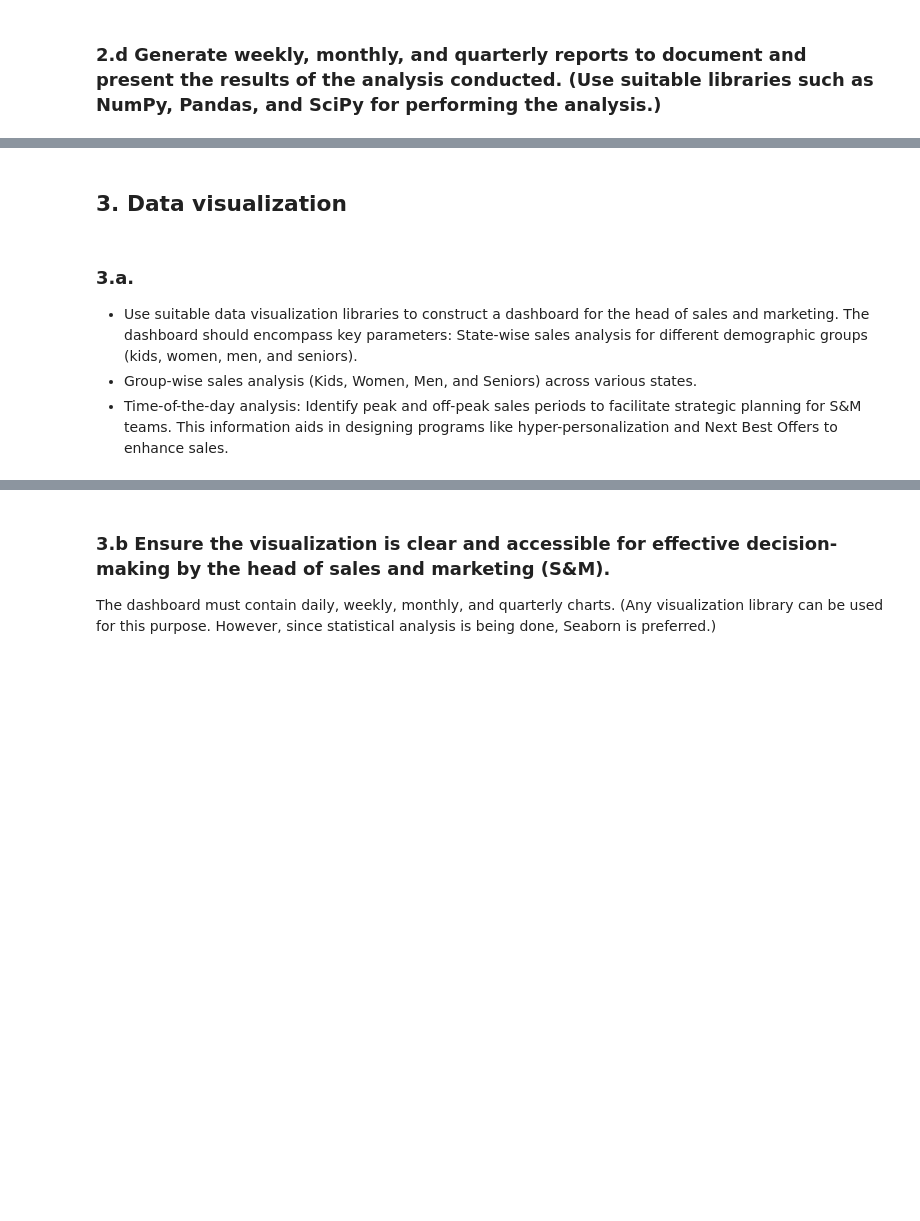
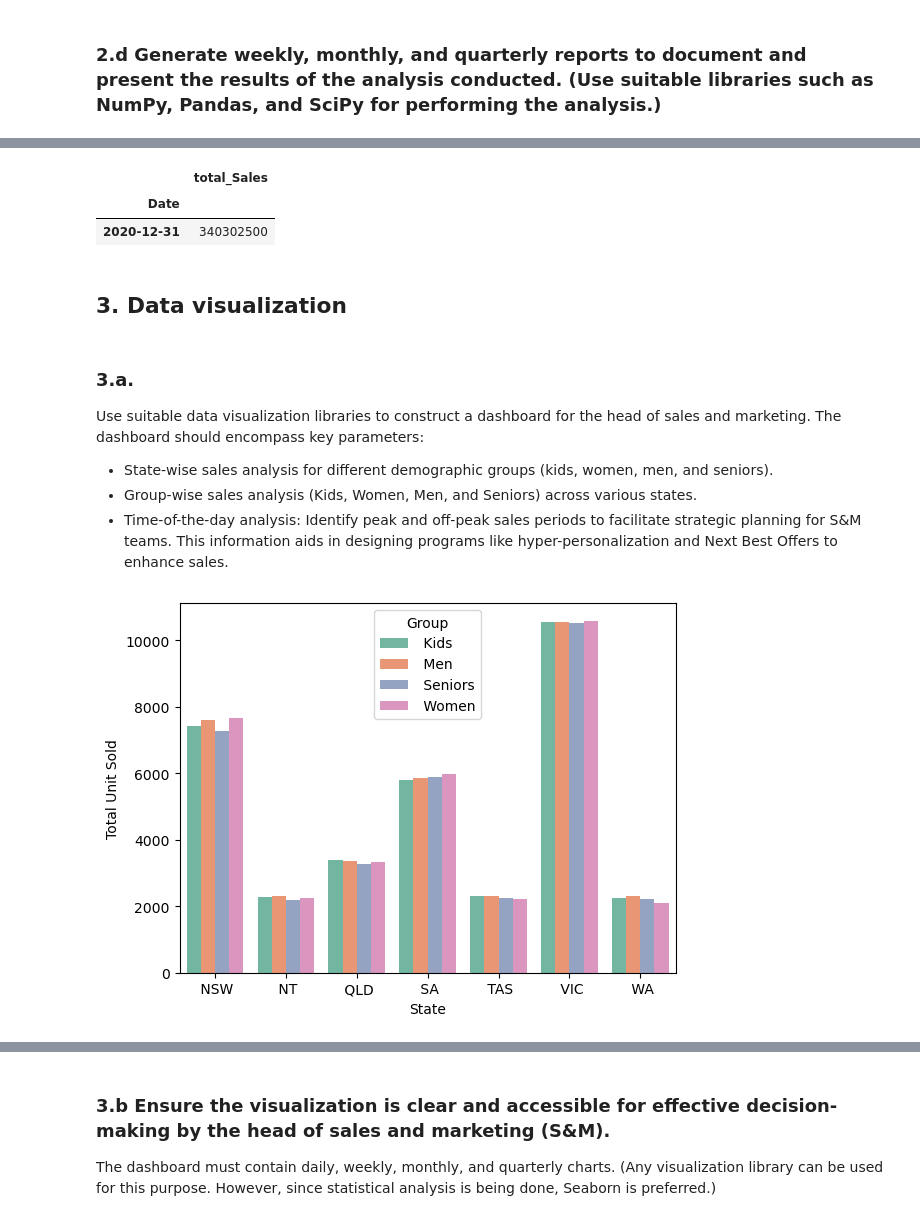
Before and after one commit to ivyshihwork/sl-ds-bootcamp, a Jupyter notebook: 5-PythonAppliedDS/SalesAnalysis/project.ipynb, the cells around one changed output, grey strips where cells are left out. Cells and saved outputs as stored; diff of their text form; code cells hidden in the pictures; blank space fills up the shorter version.

```diff
--- a/5-PythonAppliedDS/SalesAnalysis/project.ipynb
+++ b/5-PythonAppliedDS/SalesAnalysis/project.ipynb
@@ -95,8 +373,23 @@ df.head()
+# %%
+gbDS.resample('Q').agg(total_Sales=('Sales', 'sum'))
+# %% [output]
+|  | total_Sales |
+| Date |  |
+| 2020-12-31 | 340302500 |
 # %% [markdown]
 ## 3. Data visualization
 # %% [markdown]
 ### 3.a.
-- Use suitable data visualization libraries to construct a dashboard for the head of sales and marketing. The dashboard should encompass key parameters:
-State-wise sales analysis for different demographic groups (kids, women, men, and seniors).
+Use suitable data visualization libraries to construct a dashboard for the head of sales and marketing. The dashboard should encompass key parameters:
+- State-wise sales analysis for different demographic groups (kids, women, men, and seniors).
 - Group-wise sales analysis (Kids, Women, Men, and Seniors) across various states.
 - Time-of-the-day analysis: Identify peak and off-peak sales periods to facilitate strategic planning for S&M teams. This information aids in designing programs like hyper-personalization and Next Best Offers to enhance sales.
+# %%
+# State-wise sales analysis for different demographic groups (kids, women, men, and seniors)
+gbSGU=df[['State', 'Group', 'Unit']].groupby(['State', 'Group']).agg(total_unit=('Unit', 'sum'))
+# print(gbSGU)
+ax=sns.barplot(data=gbSGU, x='State', y='total_unit', hue='Group', palette='Set2')
+ax.set_ylabel('Total Unit Sold')
+plt.show()
+# %% [output]
+[figure, added]
```
Also changed, not shown: parts of 32 cells of this notebook.
